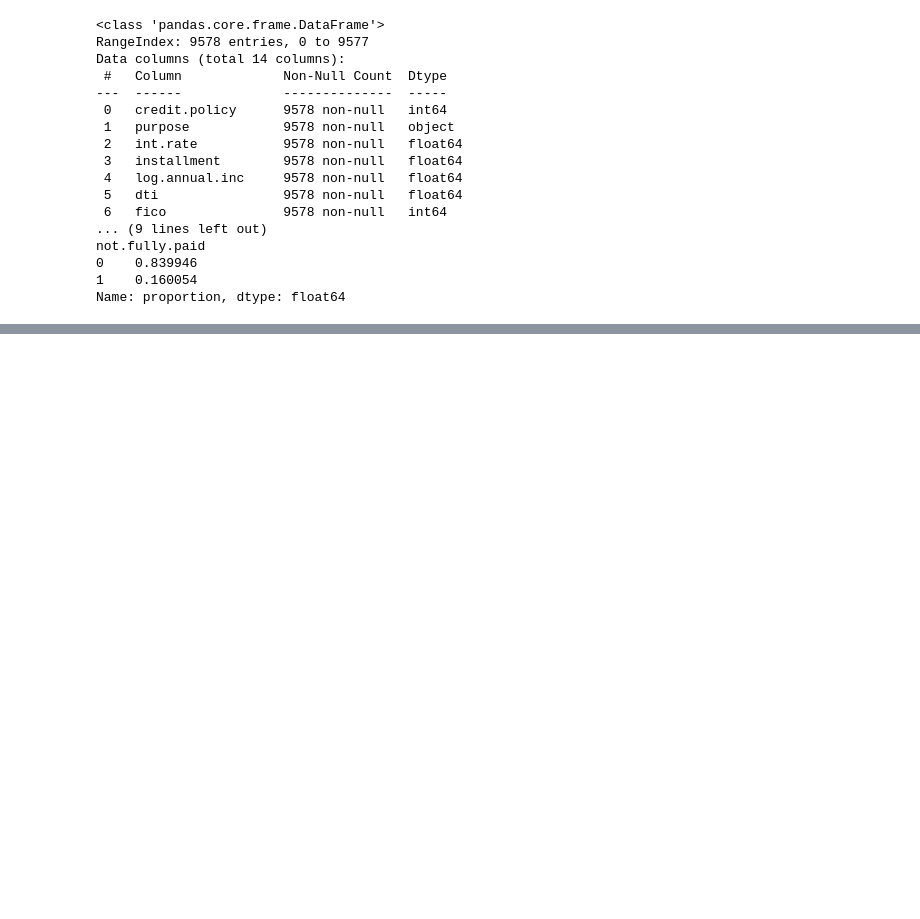
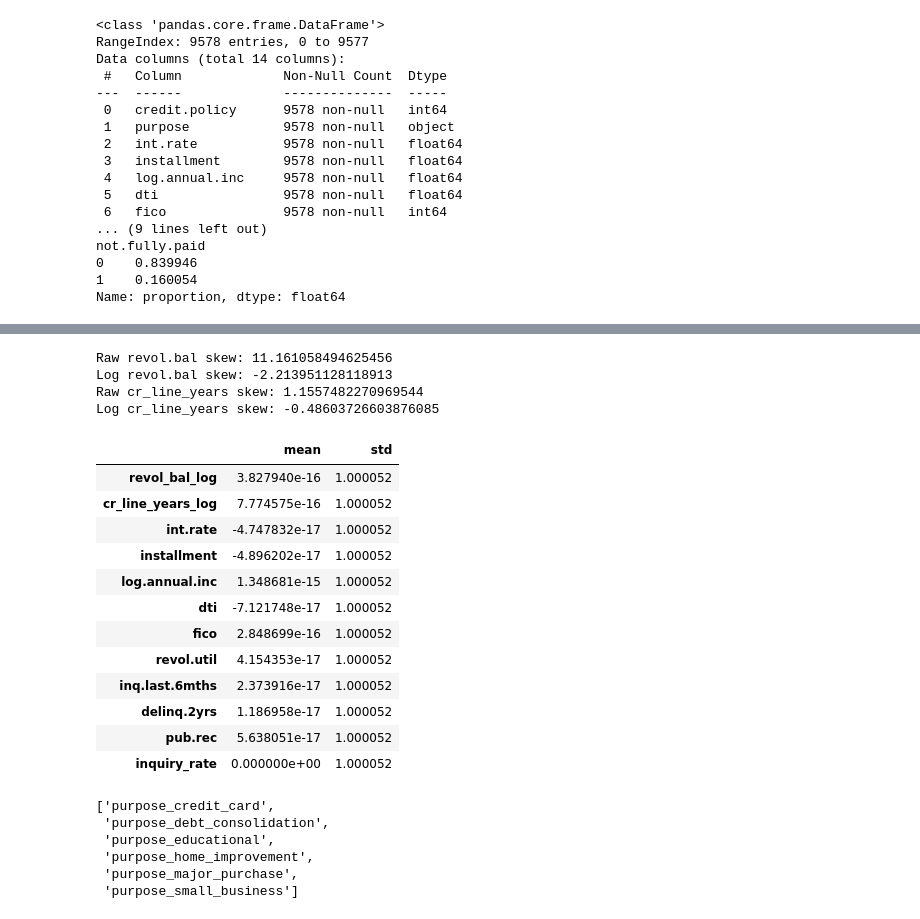
Before and after one commit to aliehs111/lend_club, a Jupyter notebook: notebooks/lend_club_EDA.ipynb, the cells around one changed output, grey strips where cells are left out. Saved outputs shown, nothing was run; the diff lists cells and outputs as text; code cells hidden in the pictures; blank space fills up the shorter version.

```diff
--- a/notebooks/lend_club_EDA.ipynb
+++ b/notebooks/lend_club_EDA.ipynb
@@ -98,12 +128,64 @@ plt.show()
+# %%
+print("Raw revol.bal skew:", df['revol.bal'].skew())
+print("Log revol.bal skew:", df['revol_bal_log'].skew())
+print("Raw cr_line_years skew:", df['cr_line_years'].skew())
+print("Log cr_line_years skew:", df['cr_line_years_log'].skew())
+# huge positive skews (>1) dropped to small negative values (near symmetric)
+# %% [output]
+Raw revol.bal skew: 11.161058494625456
+Log revol.bal skew: -2.213951128118913
+Raw cr_line_years skew: 1.1557482270969544
+Log cr_line_years skew: -0.48603726603876085
 # %%
 from sklearn.preprocessing import StandardScaler
 
+# List the numeric columns to scale
+num_cols = [
+    'revol_bal_log',
+    'cr_line_years_log',
+    'int.rate',
+    'installment',
+    'log.annual.inc',
+    'dti',
+    'fico',
+    'revol.util',
+    'inq.last.6mths',
+    'delinq.2yrs',
+    'pub.rec',
+    'inquiry_rate'
+]
+
+# Initialize scaler and fit_transform on the entire df for now
+# (In practice, we'll do train/test split first—but for EDA/demo we can scale everything)
 scaler = StandardScaler()
+df[num_cols] = scaler.fit_transform(df[num_cols])
 
-# Fit on training data only!
-scaled_cols = ['revol_bal_log', 'cr_line_years_log',
-               'int.rate', 'installment', 'log.annual.inc',
-               'dti', 'fico', 'revol.util', 'inq.last.6mths',
-               'delinq.2yrs', 'pub.rec']
-
-df[scaled_cols] = scaler.fit_transform(df[scaled_cols])
+# Quick sanity check: all means ~0, stds ~1
+df[num_cols].describe().loc[['mean','std']].T
+# %% [output]
+|  | mean | std |
+| revol_bal_log | 3.827940e-16 | 1.000052 |
+| cr_line_years_log | 7.774575e-16 | 1.000052 |
+| int.rate | -4.747832e-17 | 1.000052 |
+| installment | -4.896202e-17 | 1.000052 |
+| log.annual.inc | 1.348681e-15 | 1.000052 |
+| dti | -7.121748e-17 | 1.000052 |
+| fico | 2.848699e-16 | 1.000052 |
+| revol.util | 4.154353e-17 | 1.000052 |
+| inq.last.6mths | 2.373916e-17 | 1.000052 |
+| delinq.2yrs | 1.186958e-17 | 1.000052 |
+| pub.rec | 5.638051e-17 | 1.000052 |
+| inquiry_rate | 0.000000e+00 | 1.000052 |
+# %%
+# One-hot encode purpose, drop the first category to avoid multicollinearity
+df = pd.get_dummies(df, columns=['purpose'], drop_first=True)
+
+# Check new columns
+[p for p in df.columns if p.startswith('purpose_')]
+# %% [output]
+['purpose_credit_card',
+ 'purpose_debt_consolidation',
+ 'purpose_educational',
+ 'purpose_home_improvement',
+ 'purpose_major_purchase',
+ 'purpose_small_business']
```
Also changed, not shown: parts of 4 cells of this notebook, 4 other files.
